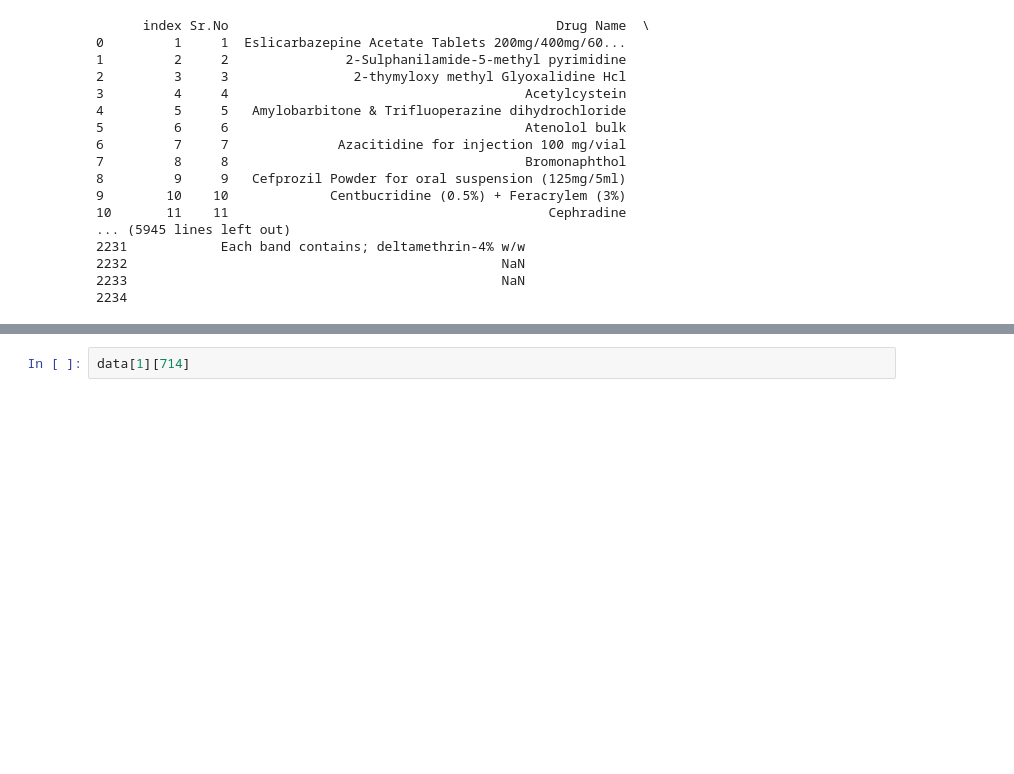
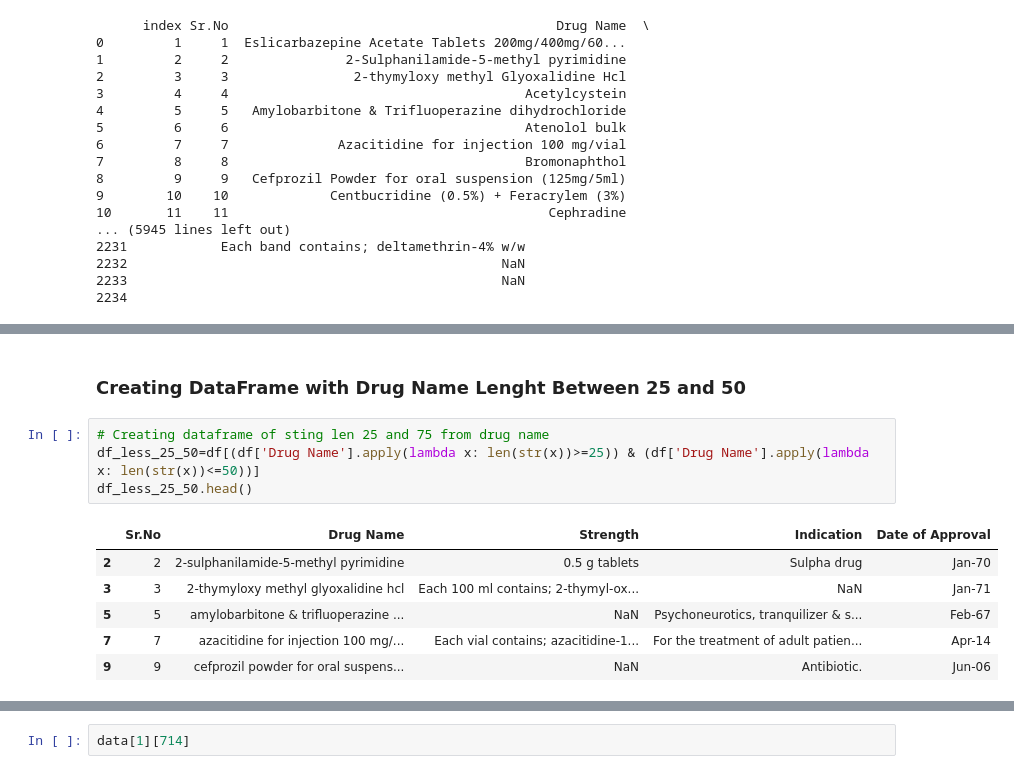
Before and after one commit to Rahulsisodia08/SVAAS, a Jupyter notebook: Govt_approved_drugs.ipynb, the cells around one changed output, grey strips where cells are left out. Drawn from its saved outputs; the diff is of its cells as text; blank space fills up the shorter version.

```diff
--- a/Govt_approved_drugs.ipynb
+++ b/Govt_approved_drugs.ipynb
@@ -61,0 +127,13 @@ df.reset_index()
+# %% [markdown]
+### Creating DataFrame with Drug Name Lenght Between 25 and 50
+# %%
+# Creating dataframe of sting len 25 and 75 from drug name
+df_less_25_50=df[(df['Drug Name'].apply(lambda x: len(str(x))>=25)) & (df['Drug Name'].apply(lambda x: len(str(x))<=50))]
+df_less_25_50.head()
+# %% [output]
+|  | Sr.No | Drug Name | Strength | Indication | Date of Approval |
+| 2 | 2 | 2-sulphanilamide-5-methyl pyrimidine | 0.5 g tablets | Sulpha drug | Jan-70 |
+| 3 | 3 | 2-thymyloxy methyl glyoxalidine hcl | Each 100 ml contains; 2-thymyl-ox... | NaN | Jan-71 |
+| 5 | 5 | amylobarbitone & trifluoperazine ... | NaN | Psychoneurotics, tranquilizer & s... | Feb-67 |
+| 7 | 7 | azacitidine for injection 100 mg/... | Each vial contains; azacitidine-1... | For the treatment of adult patien... | Apr-14 |
+| 9 | 9 | cefprozil powder for oral suspens... | NaN | Antibiotic. | Jun-06 |
```
Also changed, not shown: parts of 20 cells of this notebook.
